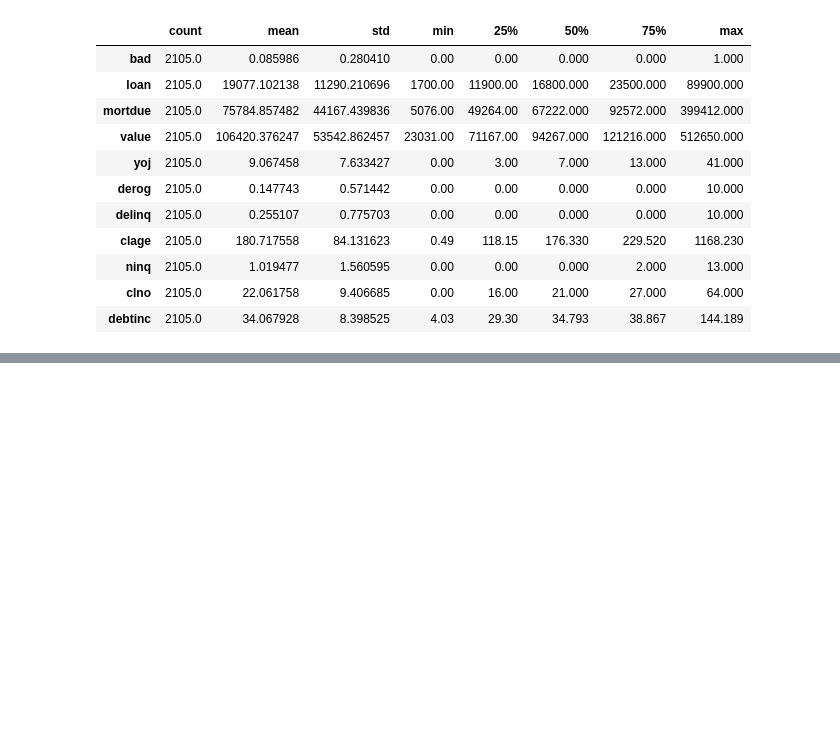
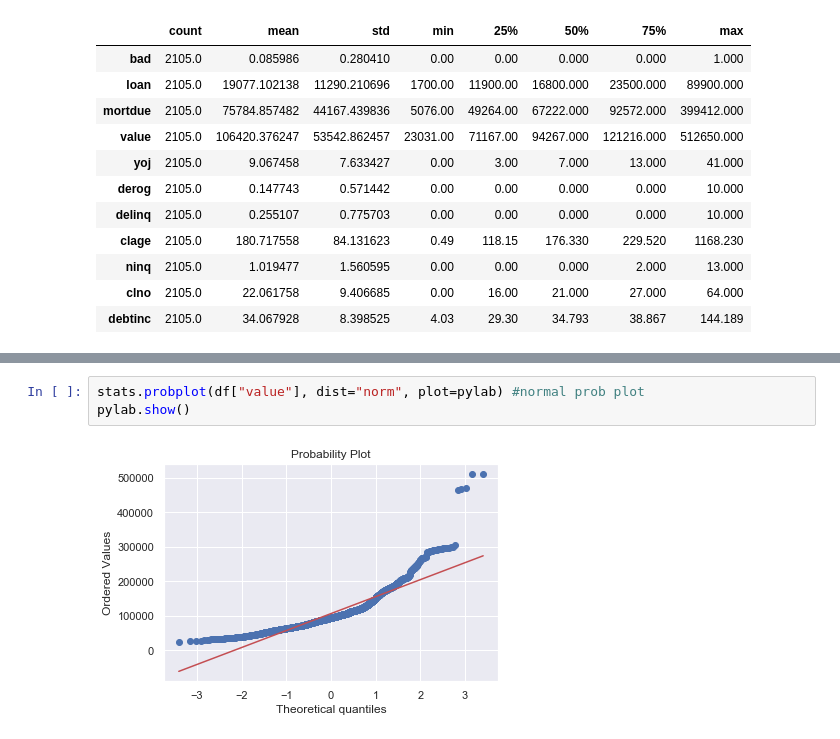
Before and after one commit to UVBMOB/Pinar_Varol, a Jupyter notebook: homework2.ipynb, the cells around one changed output, grey strips where cells are left out. Drawn from its saved outputs; the diff is of its cells as text; blank space fills up the shorter version.

```diff
--- a/homework2.ipynb
+++ b/homework2.ipynb
@@ -217,0 +235,5 @@ df.describe(include='all').T #kategorikler dropped
+# %%
+stats.probplot(df["value"], dist="norm", plot=pylab) #normal prob plot
+pylab.show()
+# %% [output]
+[figure, added]
```
Also changed, not shown: parts of 72 cells of this notebook.
